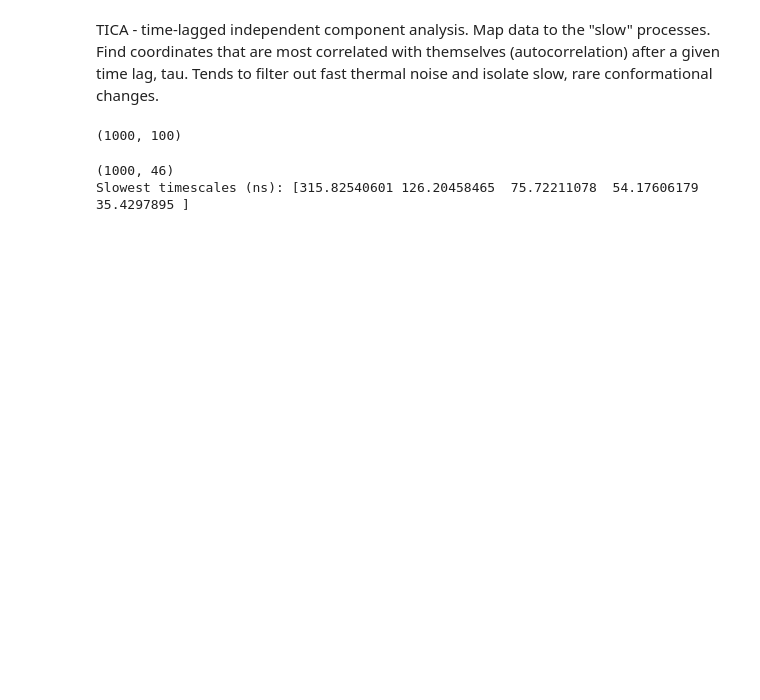
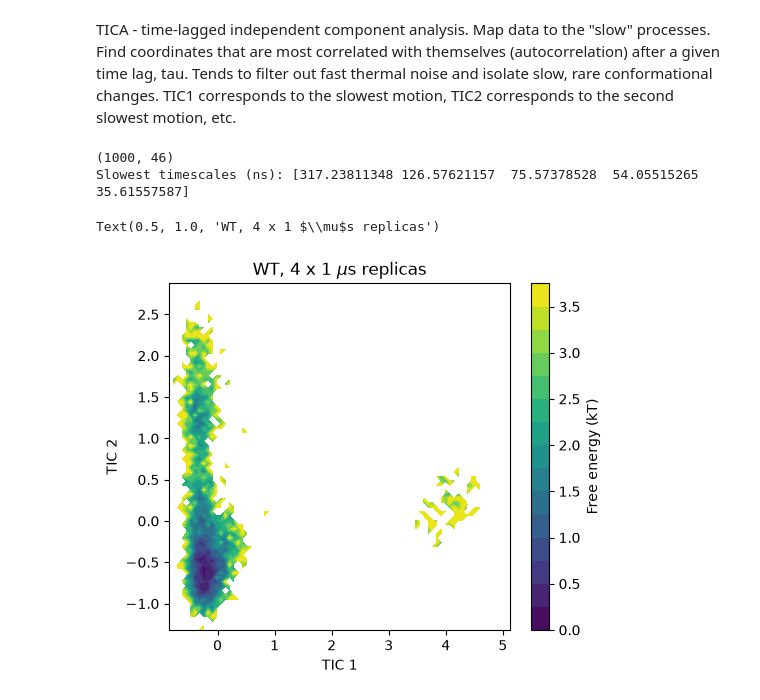
Before and after one commit to emilyw03/shakhnovich_lab_GroEL, a Jupyter notebook: notebooks/md_analysis_tica.ipynb, the cells around one changed output. Drawn from its saved outputs; the diff is of its cells as text; code cells hidden in the pictures; blank space fills up the shorter version.

Commit message:
md analysis updated

```diff
--- a/notebooks/md_analysis_tica.ipynb
+++ b/notebooks/md_analysis_tica.ipynb
@@ -6,12 +6,12 @@ import numpy as np
 from sklearn.decomposition import PCA
 from deeptime.decomposition import TICA
 # %% [markdown]
-TICA - time-lagged independent component analysis. Map data to the "slow" processes. Find coordinates that are most correlated with themselves (autocorrelation) after a given time lag, tau. Tends to filter out fast thermal noise and isolate slow, rare conformational changes.
+TICA - time-lagged independent component analysis. Map data to the "slow" processes. Find coordinates that are most correlated with themselves (autocorrelation) after a given time lag, tau. Tends to filter out fast thermal noise and isolate slow, rare conformational changes. TIC1 corresponds to the slowest motion, TIC2 corresponds to the second slowest motion, etc.
 # %%
 # load trajectories and featurize
 # using sparse, dry trajectories
 
-top = "/n/home00/ewang03/scratch/GroEL/runs/2026-11-07_58169745/m20i_nadph_tmp_dry.pdb"
+top = "/n/home00/ewang03/lab/GroEL/results/m20i_1us_2026-11-07/m20i_nadph_tmp_dry.pdb"
 traj_files = ["/n/home00/ewang03/lab/GroEL/results/m20i_1us_2026-11-07/m20i_sparse_dry_01.xtc",
          "/n/home00/ewang03/lab/GroEL/results/m20i_1us_2026-11-07/m20i_sparse_dry_02.xtc",
          "/n/home00/ewang03/lab/GroEL/results/m20i_1us_2026-11-07/m20i_sparse_dry_03.xtc",
@@ -33,8 +33,6 @@ X = np.concatenate(features)
 pca_pre = PCA(n_components=100).fit(X) # shrink to 100 features (PCs) that are linear combinations of the original features
 features_red = [pca_pre.transform(f) for f in features]
 #print(features_red[0].shape)
-# %% [output]
-(1000, 100)
 # %%
 dt_ns = 1 # time between frames
 lag = 20 # lag time in frames (20 ns)
@@ -42,6 +40,7 @@ lag = 20 # lag time in frames (20 ns)
 tica = TICA(lagtime=lag, var_cutoff=0.95, scaling='kinetic_map') # build TICA, want to cover 95% of kinetic variance.
                                                                 # scale each component by its eigenvalue
 tica_model = tica.fit(features_red).fetch_model() # passing a list keeps runs separate
+                                                  # fit all four replicas to one TICA
 
 tica_out = [tica_model.transform(x) for x in features_red] # return list of (n_frames, n_tics), one for each of the four trajectories
 print(tica_out[0].shape)
@@ -51,4 +50,22 @@ its = tica_model.timescales() * dt_ns
 print("Slowest timescales (ns):", its[:5])
 # %% [output]
 (1000, 46)
-Slowest timescales (ns): [315.82540601 126.20458465  75.72211078  54.17606179  35.4297895 ]
+Slowest timescales (ns): [317.23811348 126.57621157  75.57378528  54.05515265  35.61557587]
+# %%
+# plot free energy surface on IC1 and IC2
+Y = np.concatenate(tica_out) # pool all frames
+dt_ns = 1.0   # set to your actual saving interval
+labels = ["run 01", "run 02", "run 03", "run 05"]
+
+H, xe, ye = np.histogram2d(Y[:, 0], Y[:, 1], bins=80)
+F = -np.log(H.T)
+F -= F[np.isfinite(F)].min()
+
+fig, ax = plt.subplots(figsize=(5.5, 4.5))
+cf = ax.contourf(0.5*(xe[1:]+xe[:-1]), 0.5*(ye[1:]+ye[:-1]), F, levels=15, cmap="viridis")
+fig.colorbar(cf, label="Free energy (kT)")
+ax.set(xlabel="TIC 1", ylabel="TIC 2")
+ax.set_title(r'WT, 4 x 1 $\mu$s replicas')
+# %% [output]
+Text(0.5, 1.0, 'WT, 4 x 1 $\\mu$s replicas')
+[figure, added]
```
Also changed, not shown: parts of 7 cells of this notebook, 3 other files.
